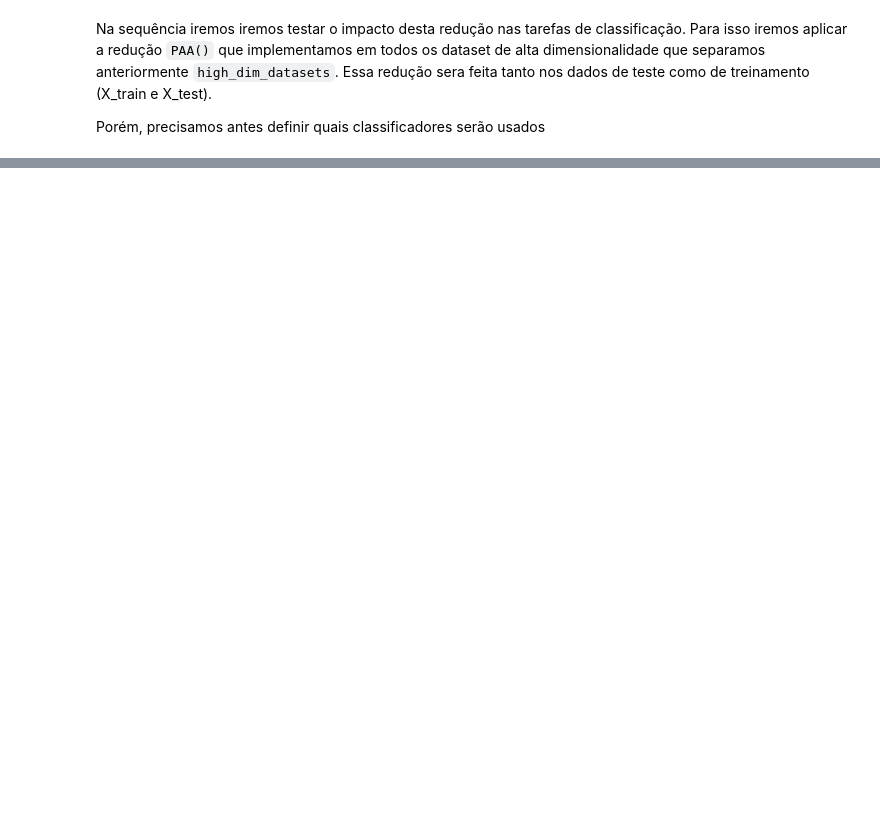
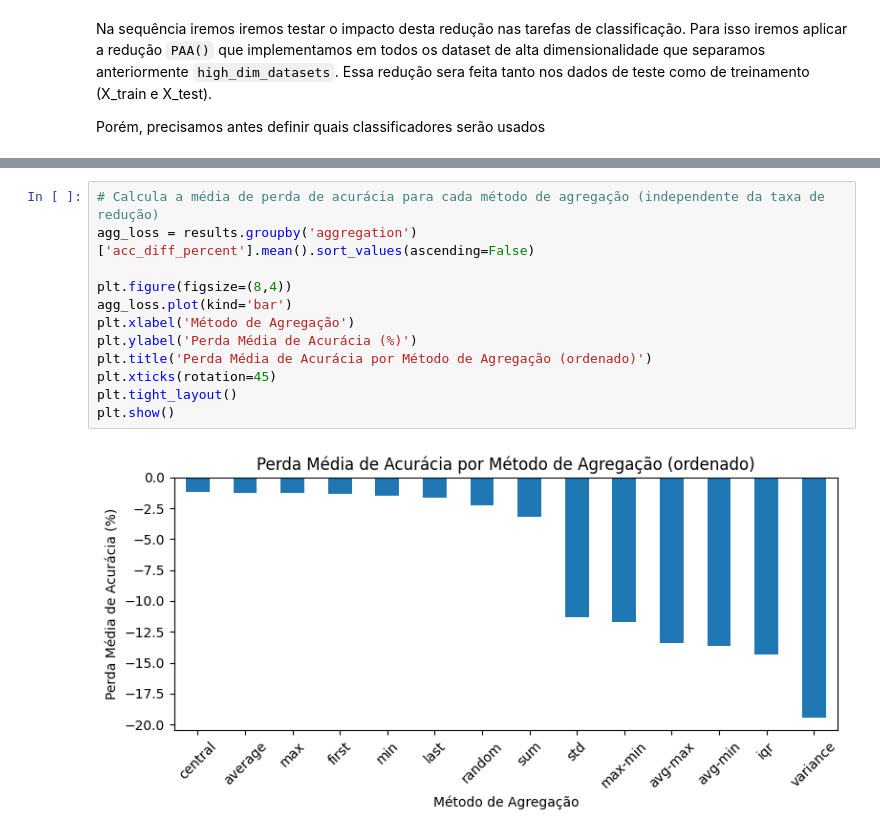
Before and after one commit to MoroFernando/time-series-dimensionality-reduction, a Jupyter notebook: main.ipynb, the cells around one changed output, grey strips where cells are left out. Drawn from its saved outputs; the diff is of its cells as text; blank space fills up the shorter version.

```diff
--- a/main.ipynb
+++ b/main.ipynb
@@ -409,0 +414,14 @@ for rate in reduction_rates:
+# %%
+# Calcula a média de perda de acurácia para cada método de agregação (independente da taxa de redução)
+agg_loss = results.groupby('aggregation')['acc_diff_percent'].mean().sort_values(ascending=False)
+
+plt.figure(figsize=(8,4))
+agg_loss.plot(kind='bar')
+plt.xlabel('Método de Agregação')
+plt.ylabel('Perda Média de Acurácia (%)')
+plt.title('Perda Média de Acurácia por Método de Agregação (ordenado)')
+plt.xticks(rotation=45)
+plt.tight_layout()
+plt.show()
+# %% [output]
+[figure, added]
```
Also changed, not shown: parts of 12 cells of this notebook, 1 other file.
